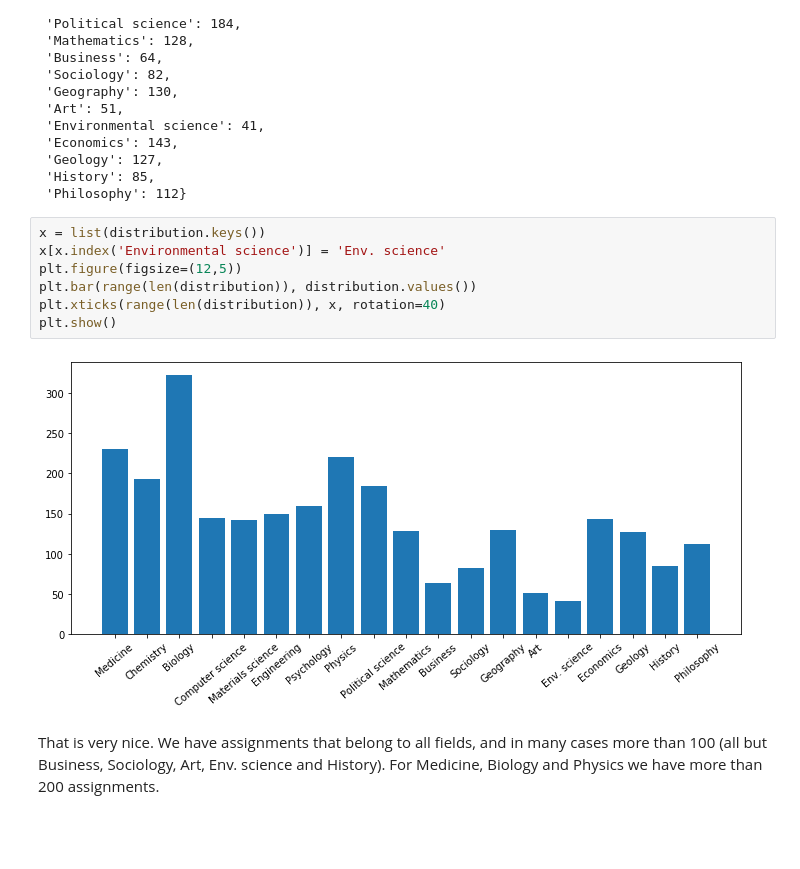
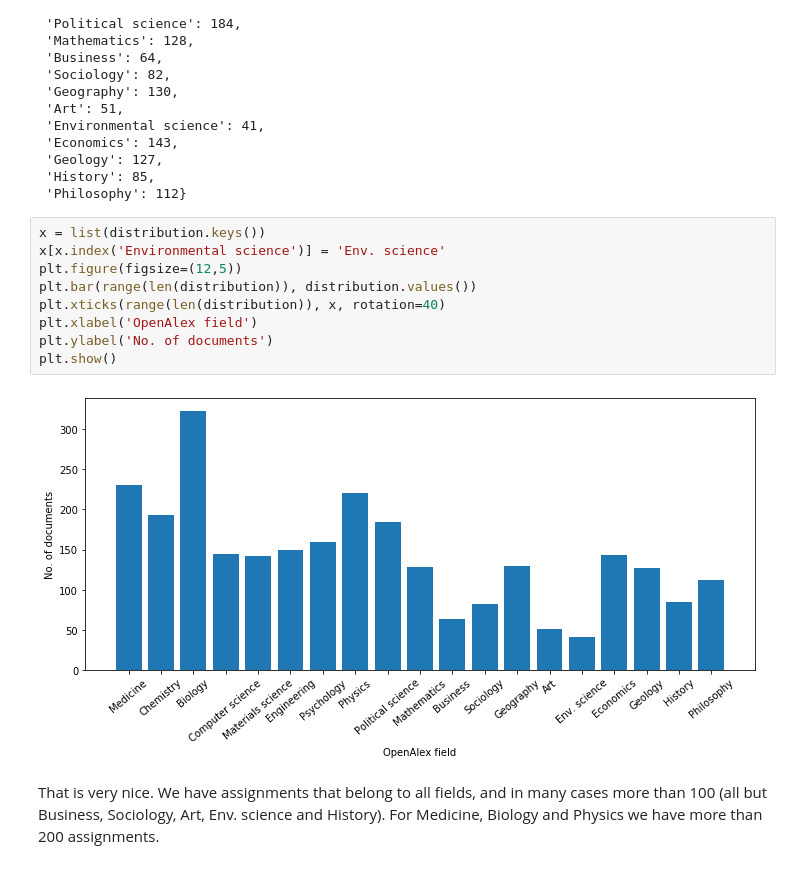
Before and after one commit to uni-carlosfranzreb/thesis_openalex, a Jupyter notebook: analysis/repo_subjects.ipynb, the cells around one changed output. Cells and saved outputs as stored; diff of their text form; blank space fills up the shorter version.

Commit message:
Add axis labels to figure

```diff
--- a/analysis/repo_subjects.ipynb
+++ b/analysis/repo_subjects.ipynb
@@ -82,12 +82,14 @@ distribution
 # %%
 x = list(distribution.keys())
 x[x.index('Environmental science')] = 'Env. science'
 plt.figure(figsize=(12,5))
 plt.bar(range(len(distribution)), distribution.values())
 plt.xticks(range(len(distribution)), x, rotation=40)
+plt.xlabel('OpenAlex field')
+plt.ylabel('No. of documents')
 plt.show()
 # %% [output]
-[figure, old version]
+[figure, new version]
 # %% [markdown]
 That is very nice. We have assignments that belong to all fields, and in many cases more than 100 (all but Business, Sociology, Art, Env. science and History). For Medicine, Biology and Physics we have more than 200 assignments.
 # %% [markdown]
```
Also changed, not shown: 1 other file.
